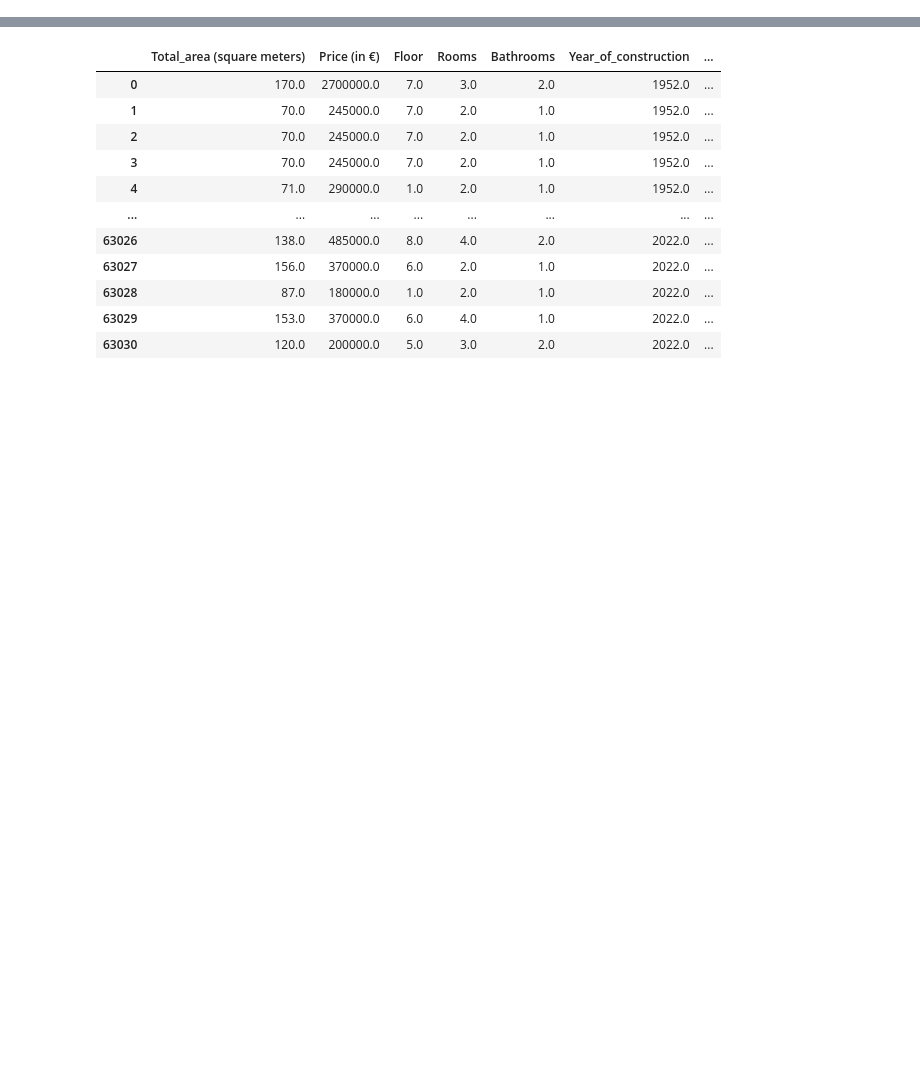
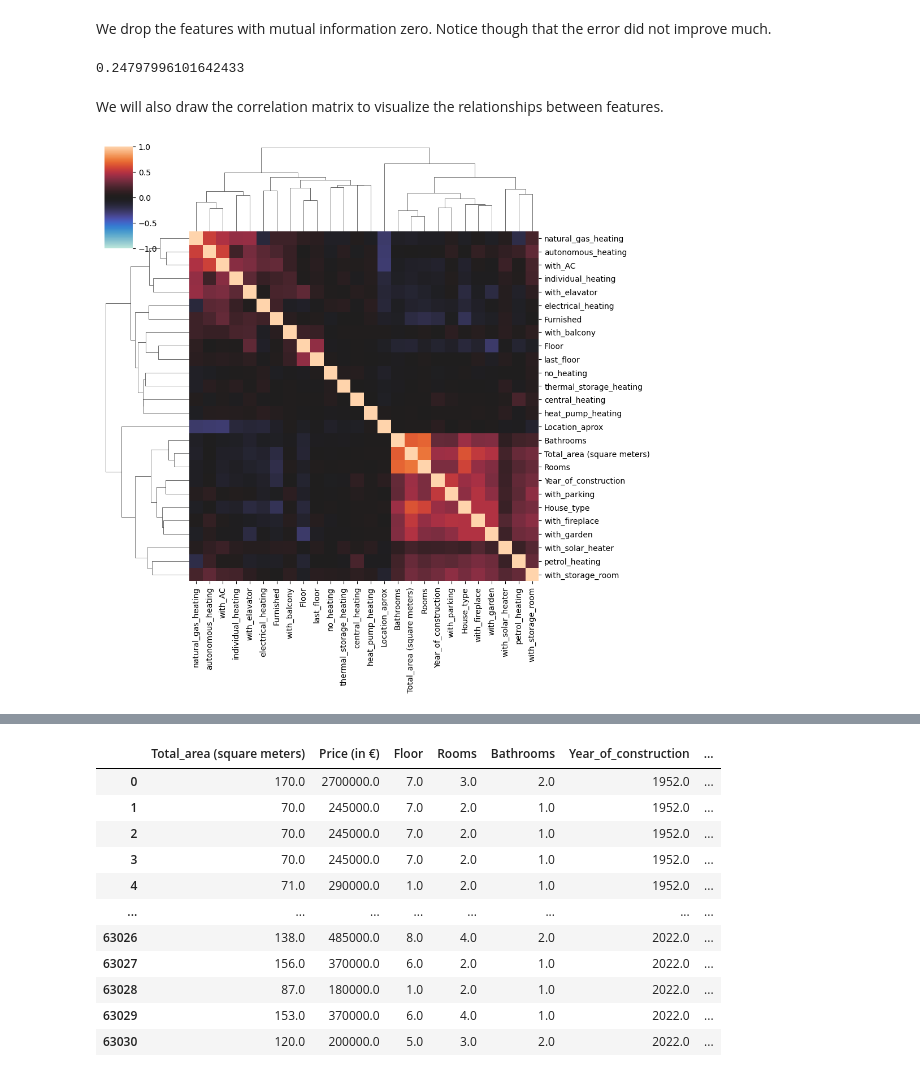
Before and after one commit to Tsantaris/Project-Real_estate_market_of_Thessaloniki, a Jupyter notebook: modeler.ipynb, the cells around one changed output, grey strips where cells are left out. Cells and saved outputs as stored; diff of their text form; code cells hidden in the pictures; blank space fills up the shorter version.

```diff
--- a/modeler.ipynb
+++ b/modeler.ipynb
@@ -15,0 +153,31 @@ df3=df2.drop(columns=["Location_aprox_Sindos_Diavata"])
+# %% [markdown]
+We drop the features with mutual information zero. Notice though that the error did not improve much.
+# %%
+def drop_uninformative(df, mi_scores):
+    return df.loc[:, mi_scores > 0.0]
+# %%
+X = X_train.copy()
+
+X_no_uninform = drop_uninformative(X, mi_scores)
+
+print(baseline_model(X_no_uninform, y_train))
+# %% [output]
+0.24797996101642433
+# %% [markdown]
+We will also draw the correlation matrix to visualize the relationships between features.
+# %%
+def corrplot(df, method="pearson", annot=True, **kwargs):
+    sns.clustermap(
+        df.corr(method, numeric_only=True),
+        vmin=-1.0,
+        vmax=1.0,
+        cmap="icefire",
+        method="complete",
+        annot=annot,
+        **kwargs,
+    )
+
+
+corrplot(X_no_uninform, annot=None)
+# %% [output]
+[figure, added]
```
Also changed, not shown: parts of 25 cells of this notebook, 2 other files.
